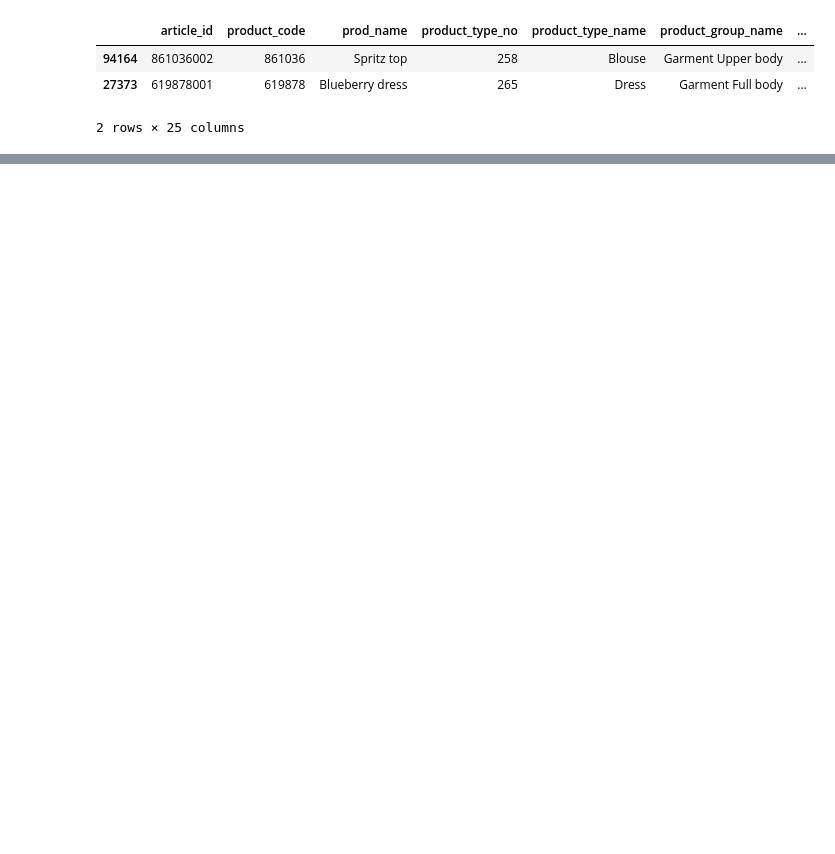
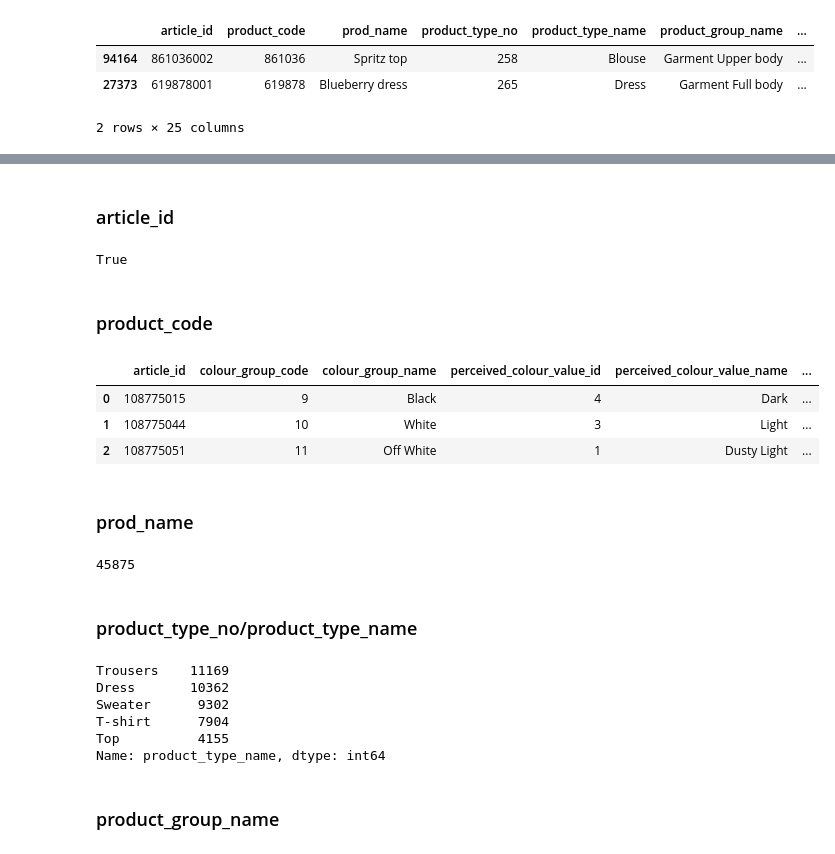
Before and after one commit to kuzmatsukanov/kuzma_omri_noa_data_project, a Jupyter notebook: EDA_kuzma.ipynb, the cells around one changed output, grey strips where cells are left out. Drawn from its saved outputs; the diff is of its cells as text; code cells hidden in the pictures; blank space fills up the shorter version.

Commit message:
EDA of article.csv update

```diff
--- a/EDA_kuzma.ipynb
+++ b/EDA_kuzma.ipynb
@@ -42,0 +43,3 @@ df_articles.sample(2)
+# %%
+# Drop duplicates
+df_articles = df_articles.drop_duplicates()
@@ -42,0 +71,40 @@ df_articles.sample(2)
+# %% [markdown]
+### article_id
+# %%
+# article_id is unique for each row
+not df_articles['article_id'].duplicated().any()
+# %% [output]
+True
+# %% [markdown]
+### product_code
+# %%
+grouped = df_articles.groupby('product_code')
+# %%
+for _, group in grouped:
+    break
+# %%
+group.loc[:, (group.iloc[0] != group.iloc[1]).to_list()]
+# %% [output]
+|  | article_id | colour_group_code | colour_group_name | perceived_colour_value_id | perceived_colour_value_name | ... |
+| 0 | 108775015 | 9 | Black | 4 | Dark | ... |
+| 1 | 108775044 | 10 | White | 3 | Light | ... |
+| 2 | 108775051 | 11 | Off White | 1 | Dusty Light | ... |
+# %% [markdown]
+### prod_name
+# %%
+df_articles['prod_name'].nunique()
+# %% [output]
+45875
+# %% [markdown]
+### product_type_no/product_type_name
+# %%
+df_articles['product_type_name'].value_counts()[:5]
+# %% [output]
+Trousers    11169
+Dress       10362
+Sweater      9302
+T-shirt      7904
+Top          4155
+Name: product_type_name, dtype: int64
+# %% [markdown]
+### product_group_name
```
Also changed, not shown: parts of 32 cells of this notebook.
